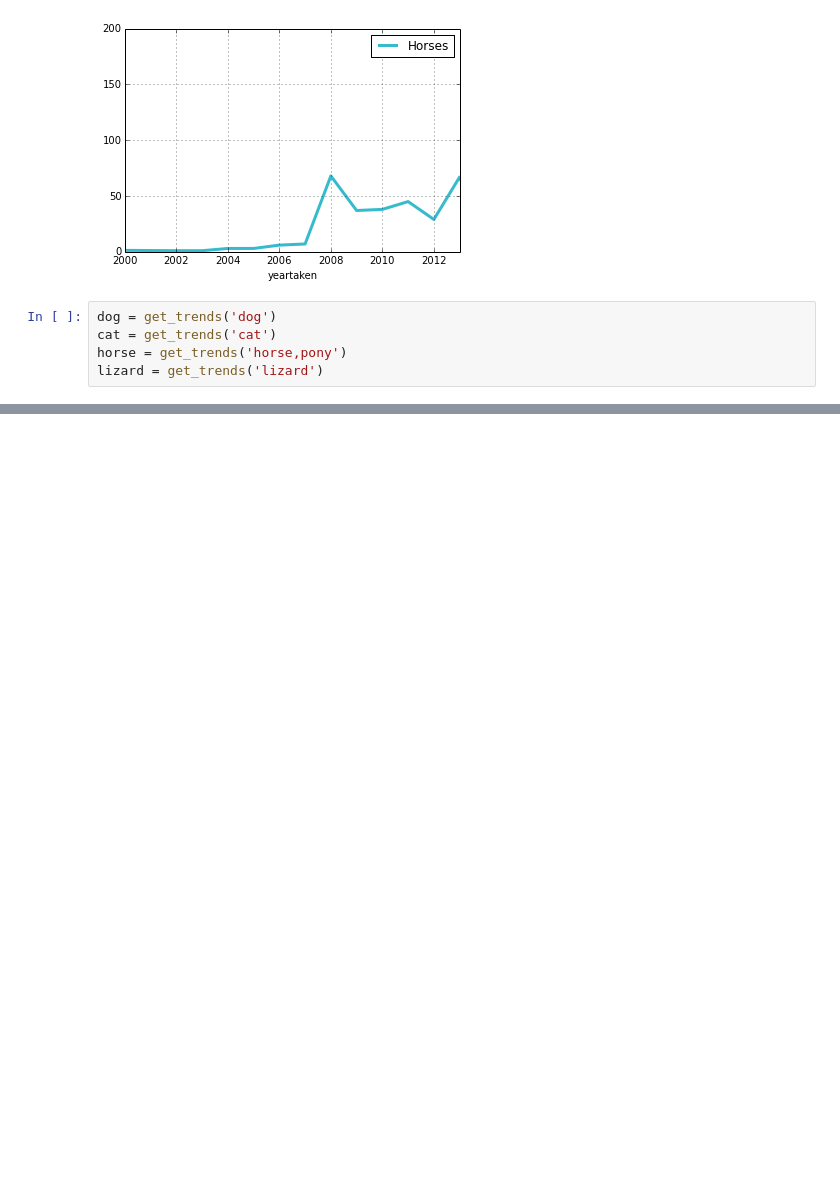
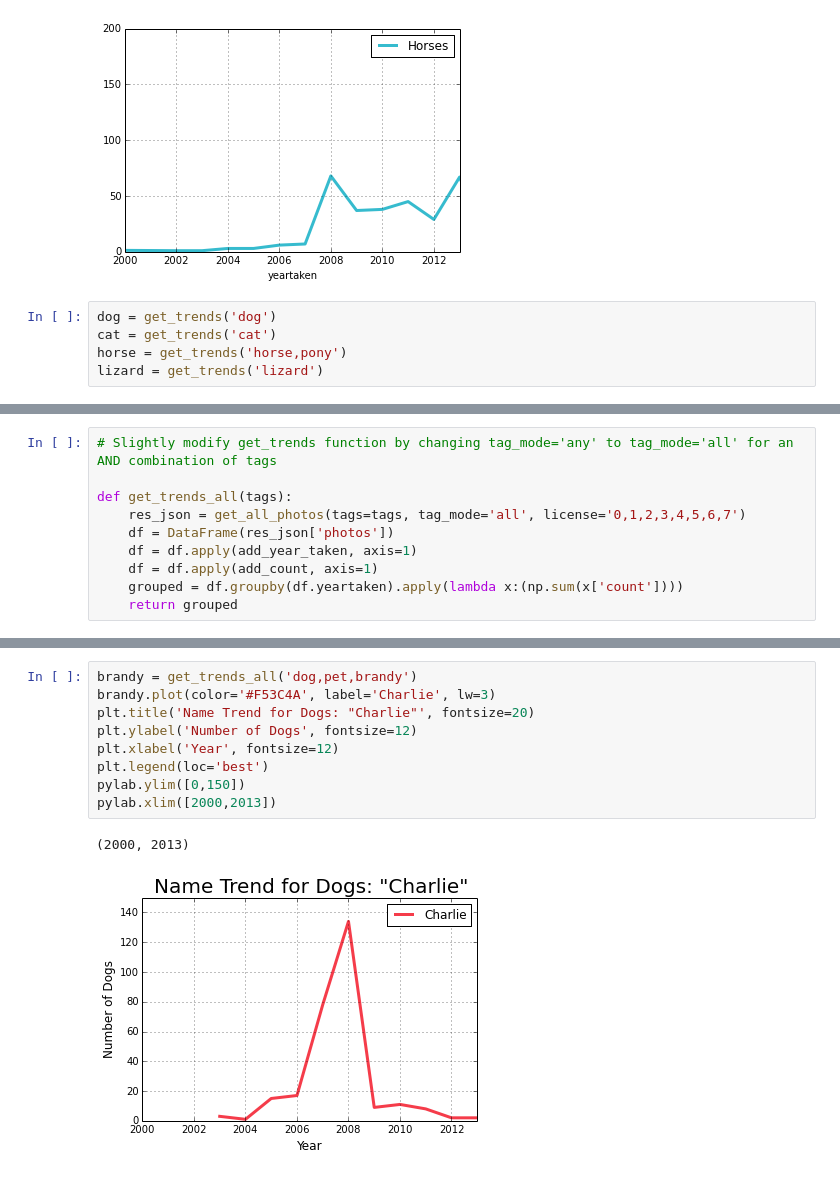
Before and after one commit to cal-a-mari/web-appetit, a Jupyter notebook: notebooks/Pet Photo Analysis.ipynb, the cells around one changed output, grey strips where cells are left out. Saved outputs shown, nothing was run; the diff lists cells and outputs as text; blank space fills up the shorter version.

```diff
--- a/notebooks/Pet Photo Analysis.ipynb
+++ b/notebooks/Pet Photo Analysis.ipynb
@@ -581,0 +850,10 @@ pylab.xlim([2000,2013])
+# %%
+# Slightly modify get_trends function by changing tag_mode='any' to tag_mode='all' for an AND combination of tags
+
+def get_trends_all(tags):
+    res_json = get_all_photos(tags=tags, tag_mode='all', license='0,1,2,3,4,5,6,7')
+    df = DataFrame(res_json['photos'])
+    df = df.apply(add_year_taken, axis=1)
+    df = df.apply(add_count, axis=1)
+    grouped = df.groupby(df.yeartaken).apply(lambda x:(np.sum(x['count'])))
+    return grouped
@@ -581,0 +890,12 @@ pylab.xlim([2000,2013])
+# %%
+brandy = get_trends_all('dog,pet,brandy')
+brandy.plot(color='#F53C4A', label='Charlie', lw=3)
+plt.title('Name Trend for Dogs: "Charlie"', fontsize=20)
+plt.ylabel('Number of Dogs', fontsize=12)
+plt.xlabel('Year', fontsize=12)
+plt.legend(loc='best')
+pylab.ylim([0,150])
+pylab.xlim([2000,2013])
+# %% [output]
+(2000, 2013)
+[figure, added]
```
Also changed, not shown: parts of 50 cells of this notebook, 2 other files.
